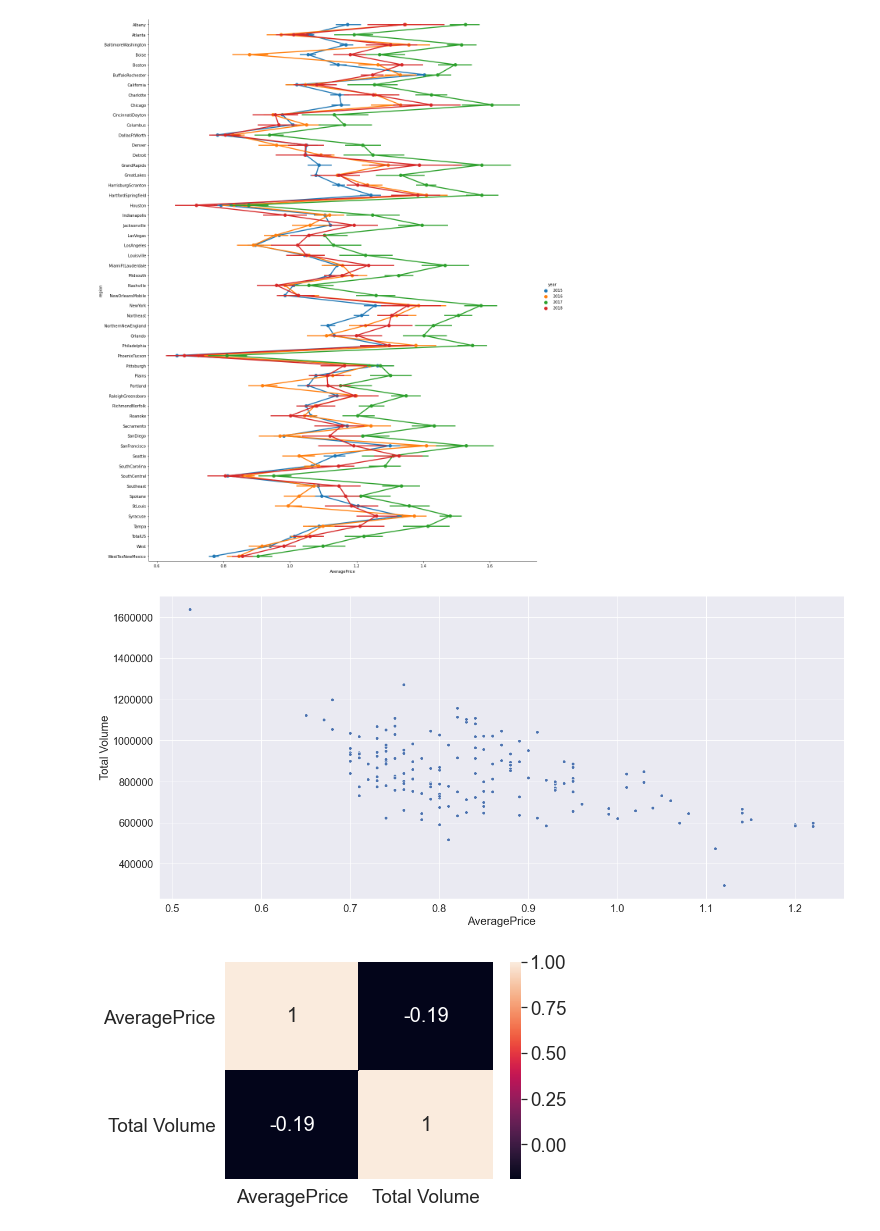
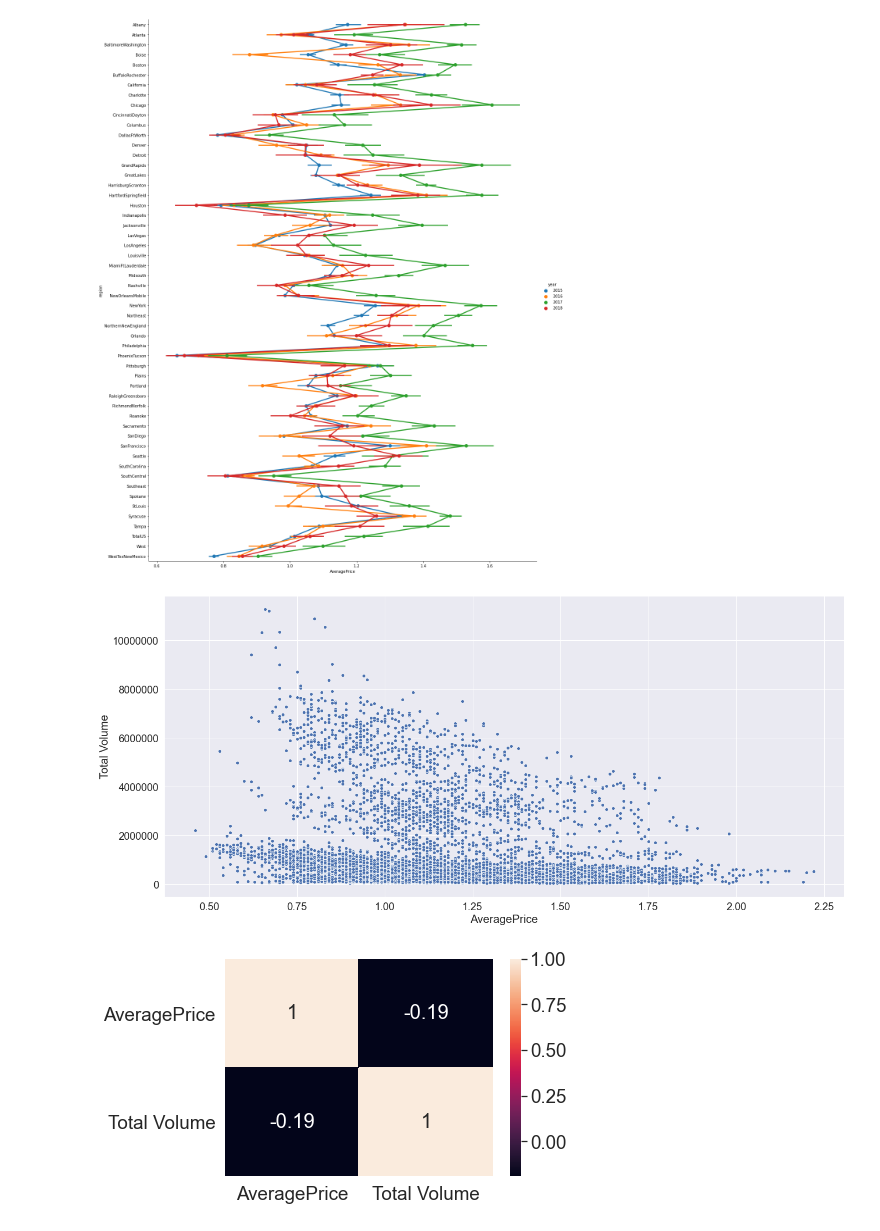
Before and after one commit to sbssai123/avocado-analysis, a Jupyter notebook: avocado_analysis.ipynb, the cells around one changed output. Cells and saved outputs as stored; diff of their text form; code cells hidden in the pictures.

```diff
--- a/avocado_analysis.ipynb
+++ b/avocado_analysis.ipynb
@@ -68,13 +68,13 @@ plt.show()
 # %%
 # Do people buy a larger volume of avocados when the prices are lower?
 # Relation between Price and Volume
-df = avo_data[(avo_data.region =='TotalUS') & (avo_data.type == 'conventional')]
+df = avo_data[(avo_data.region !='TotalUS') & (avo_data.type == 'conventional')]
 plt.figure(figsize=(22,10))
 plt.ticklabel_format(style='plain', axis='y')
 ax = sns.scatterplot(x='AveragePrice', y='Total Volume', data=df)
 plt.show()
 # %% [output]
-[figure, old version]
+[figure, new version]
 # %%
 # Make a Correlation Matrix to see relation between
 cols = ['AveragePrice','Total Volume']
```
